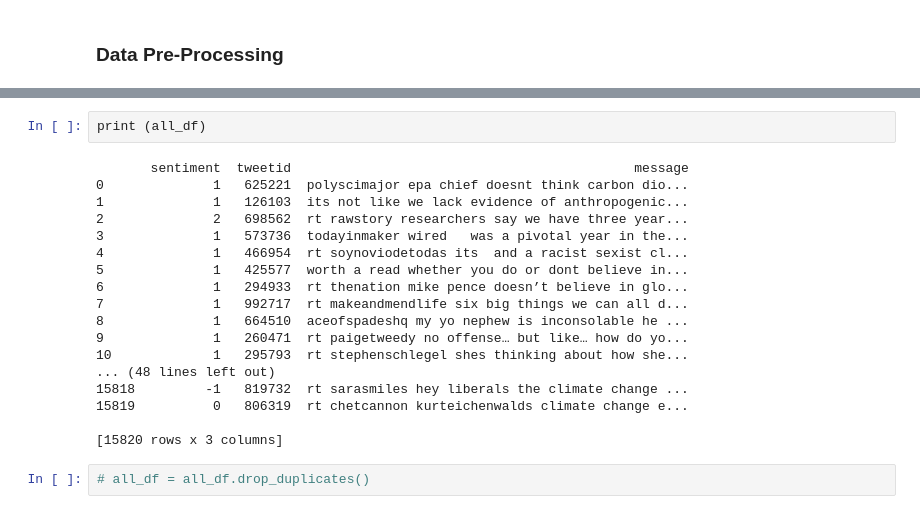
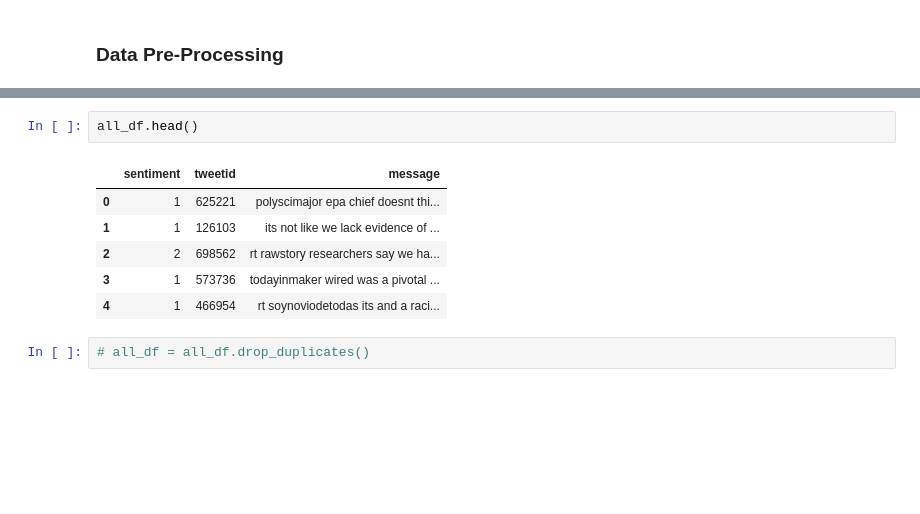
Before and after one commit to nlorekang/Classification, a Jupyter notebook: Classification Predict.ipynb, the cells around one changed output, grey strips where cells are left out. Drawn from its saved outputs; the diff is of its cells as text; blank space fills up the shorter version.

```diff
--- a/Classification Predict.ipynb
+++ b/Classification Predict.ipynb
@@ -116,26 +116,15 @@ Lowering train case...
 Lowering test case...
 Cleaning train punctuation...
 Cleaning test punctuation...
-# %%
-print (all_df)
-# %% [output]
-       sentiment  tweetid                                            message
-0              1   625221  polyscimajor epa chief doesnt think carbon dio...
-1              1   126103  its not like we lack evidence of anthropogenic...
-2              2   698562  rt rawstory researchers say we have three year...
-3              1   573736  todayinmaker wired   was a pivotal year in the...
-4              1   466954  rt soynoviodetodas its  and a racist sexist cl...
-5              1   425577  worth a read whether you do or dont believe in...
-6              1   294933  rt thenation mike pence doesn’t believe in glo...
-7              1   992717  rt makeandmendlife six big things we can all d...
-8              1   664510  aceofspadeshq my yo nephew is inconsolable he ...
-9              1   260471  rt paigetweedy no offense… but like… how do yo...
-10             1   295793  rt stephenschlegel shes thinking about how she...
-... (48 lines left out)
-15818         -1   819732  rt sarasmiles hey liberals the climate change ...
-15819          0   806319  rt chetcannon kurteichenwalds climate change e...
-
-[15820 rows x 3 columns]
+# %%
+all_df.head()
+# %% [output]
+|  | sentiment | tweetid | message |
+| 0 | 1 | 625221 | polyscimajor epa chief doesnt thi... |
+| 1 | 1 | 126103 | its not like we lack evidence of ... |
+| 2 | 2 | 698562 | rt rawstory researchers say we ha... |
+| 3 | 1 | 573736 | todayinmaker wired was a pivotal ... |
+| 4 | 1 | 466954 | rt soynoviodetodas its and a raci... |
 # %%
 # all_df = all_df.drop_duplicates()
 # %%
```
Also changed, not shown: parts of 41 cells of this notebook.
